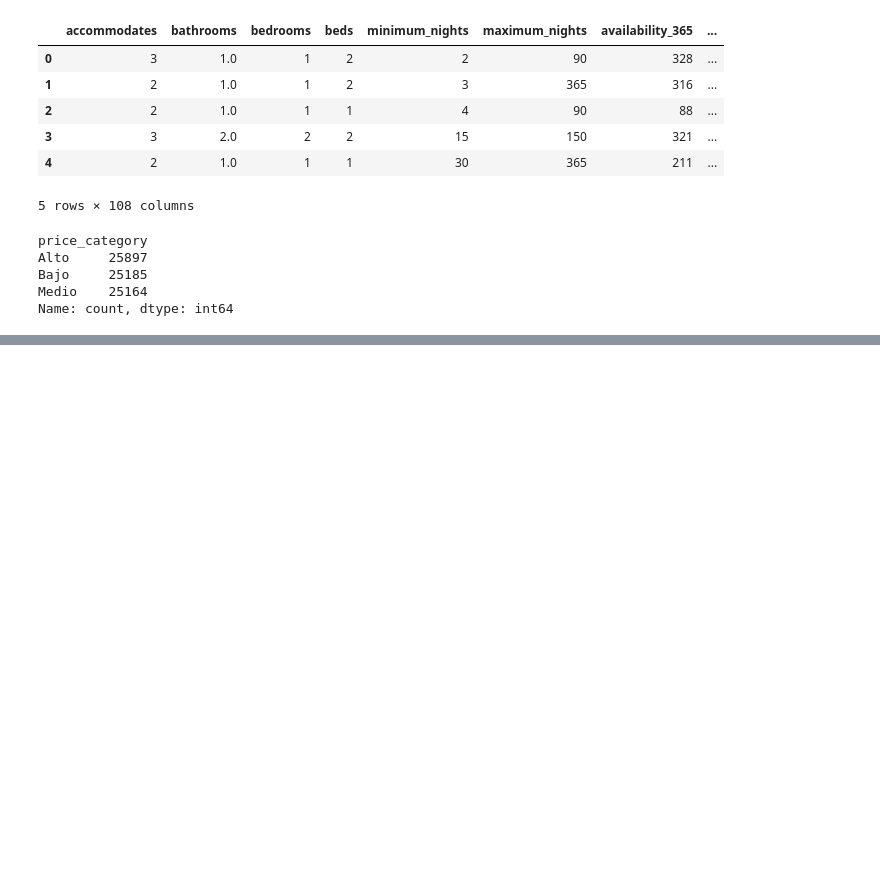
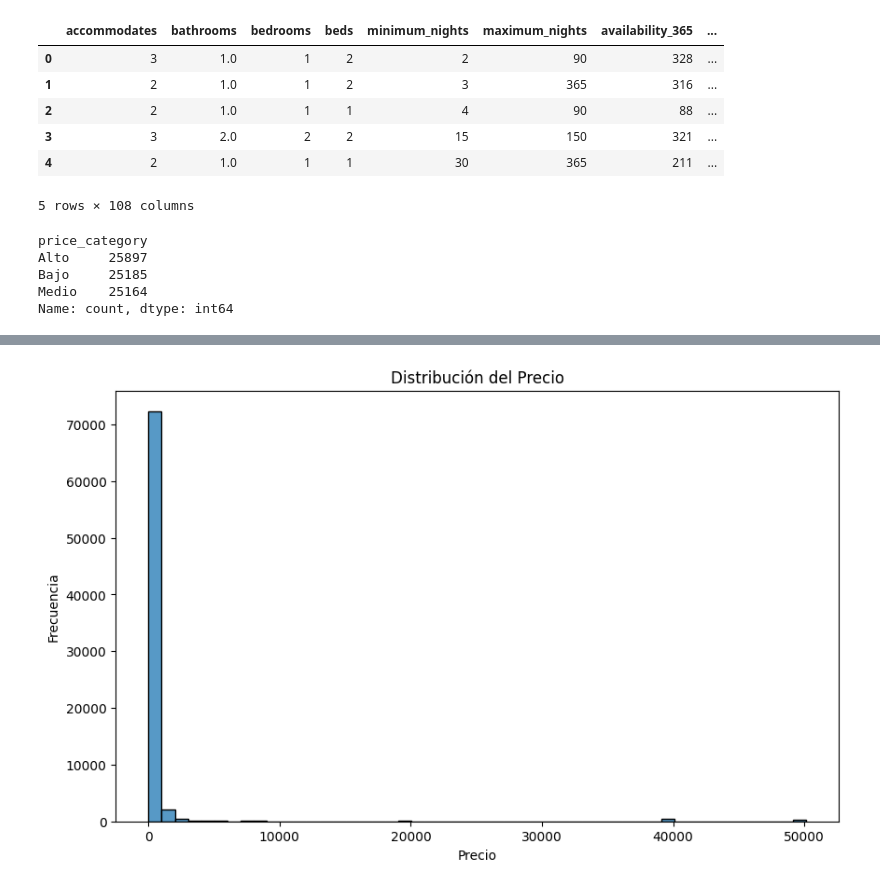
Before and after one commit to Cain7564/Lab10-Aprendizaje-Semisupervisado, a Jupyter notebook: avance.ipynb, the cells around one changed output, grey strips where cells are left out. Saved outputs shown, nothing was run; the diff lists cells and outputs as text; code cells hidden in the pictures; blank space fills up the shorter version.

```diff
--- a/avance.ipynb
+++ b/avance.ipynb
@@ -118,0 +130,13 @@ Name: count, dtype: int64
+# %%
+
+plt.figure(figsize=(10,6))
+
+sns.histplot(datos['price_num'], bins=50)
+
+plt.title('Distribución del Precio')
+plt.xlabel('Precio')
+plt.ylabel('Frecuencia')
+
+plt.show()
+# %% [output]
+[figure, added]
```
Also changed, not shown: parts of 2 cells of this notebook.
